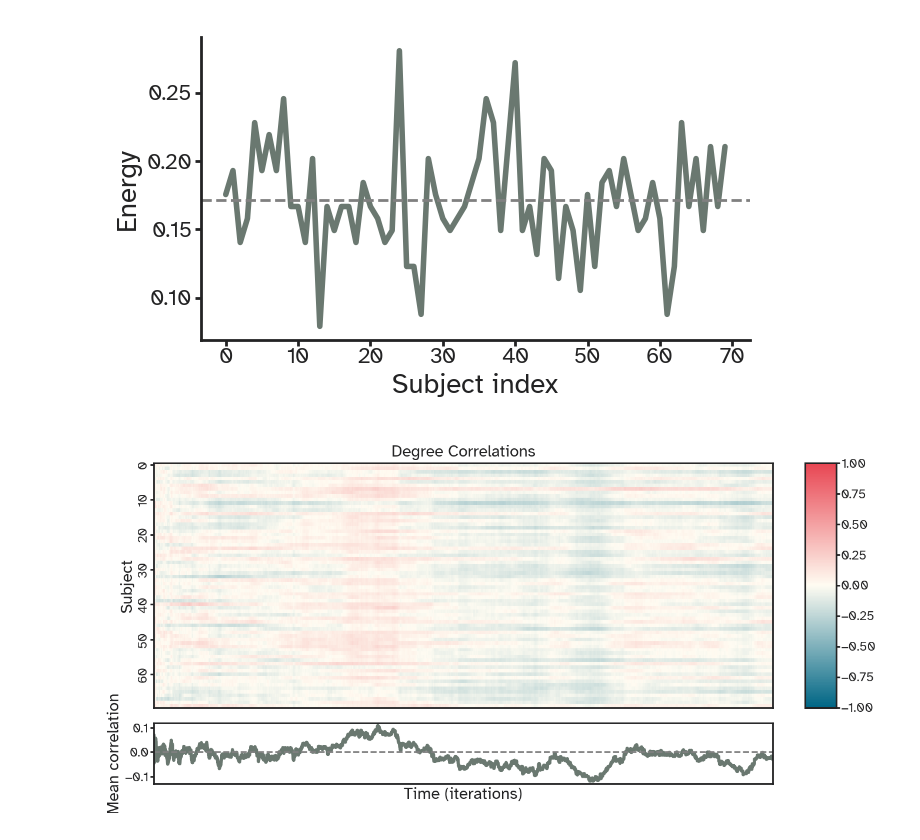
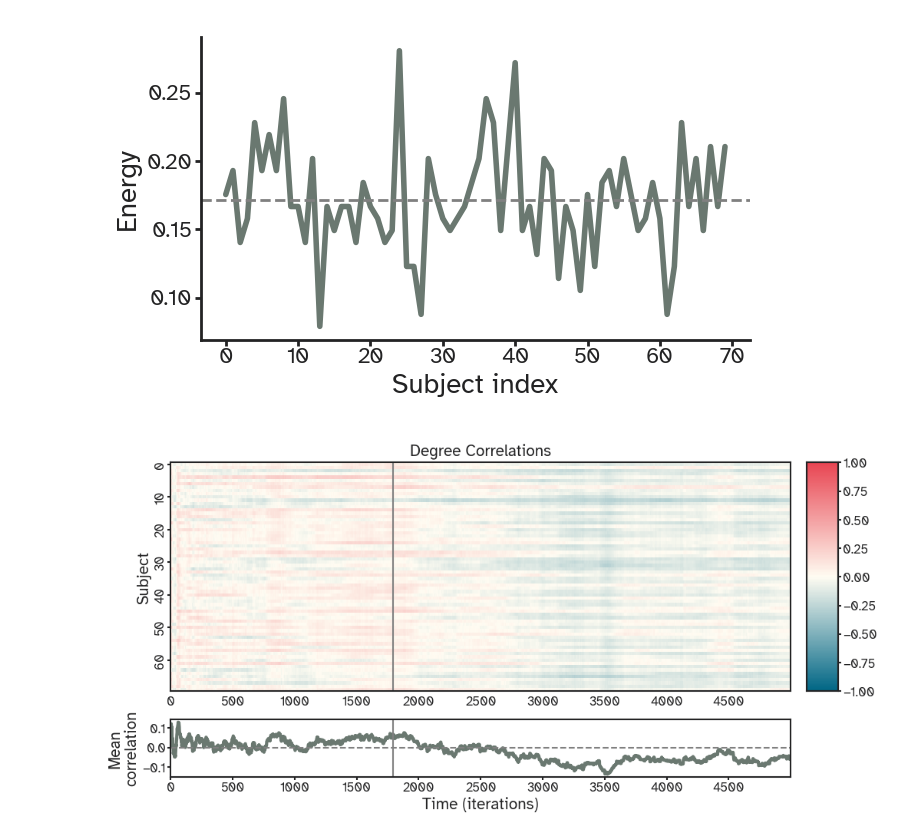
Before and after one commit to kuffmode/Optimal_networks, a Jupyter notebook: playground.ipynb, the cells around one changed output. Cells and saved outputs as stored; diff of their text form; code cells hidden in the pictures.

```diff
--- a/playground.ipynb
+++ b/playground.ipynb
@@ -156,8 +156,8 @@ from tqdm import tqdm
 
 fixed_params = NetworkParameters(
     mode=SimulationMode.FIXED,
-    alpha=106,
-    beta=0.1,
+    alpha=131,
+    beta=0.12,
     temperature=0.0,
     connectivity_penalty=0.0
 )
@@ -318,37 +318,37 @@ for t in tqdm(range(n_timepoints), desc="Computing correlations"):
 # Calculate mean correlation across subjects for each timepoint
 mean_correlation = np.nanmean(correlation_matrix, axis=1)
 
-fig = plt.figure(figsize=viz.cm_to_inch((19,9)), dpi=200)
-gs = fig.add_gridspec(2, 2, height_ratios=[4, 1], width_ratios=[20, 1], hspace=0.1, wspace=0.1)
+fig = plt.figure(figsize=viz.cm_to_inch((19,9)), dpi=150)
+gs = fig.add_gridspec(2, 2, height_ratios=[4, 1], width_ratios=[20, 1], hspace=0.2, wspace=0.05)
 
 # Top subplot (heatmap)
 ax_heatmap = fig.add_subplot(gs[0, 0])
 im = sns.heatmap(correlation_matrix.T,
                  cmap=default_cmaps['db_bw_lr'],
                  vmax=1, vmin=-1,
                  center=0,
                  yticklabels=10,
                  xticklabels=500,
                  ax=ax_heatmap,
                  cbar=False)
-ax_heatmap.set_xticks([])
 ax_heatmap.set_ylabel("Subject")
 ax_heatmap.set_title("Degree Correlations")
-
+ax_heatmap.axvline(np.argmin(fit_vector), color='gray', linestyle='-')
 # Colorbar as extension of the heatmap
 cbar_ax = fig.add_subplot(gs[0, 1])
 plt.colorbar(im.collections[0], cax=cbar_ax)
 
 # Bottom subplot (mean correlation)
 ax_line = fig.add_subplot(gs[1, 0], sharex=ax_heatmap)
 ax_line.plot(mean_correlation, lw=2,)
 ax_line.set_xlabel("Time (iterations)")
-ax_line.set_ylabel("Mean correlation")
+ax_line.set_ylabel("Mean\ncorrelation")
 ax_line.axhline(0, color="gray", linestyle="--")
+ax_line.axvline(np.argmin(fit_vector), color='gray', linestyle='-')
 
 # Align x-axes and tidy up
 ax_heatmap.tick_params(axis='x', which='both', bottom=False)
 sns.despine(fig=fig, top=False, right=False)
 plt.tight_layout()
 # %% [output]
-[figure, old version]
+[figure, new version]
```
Also changed, not shown: parts of 16 cells of this notebook.
